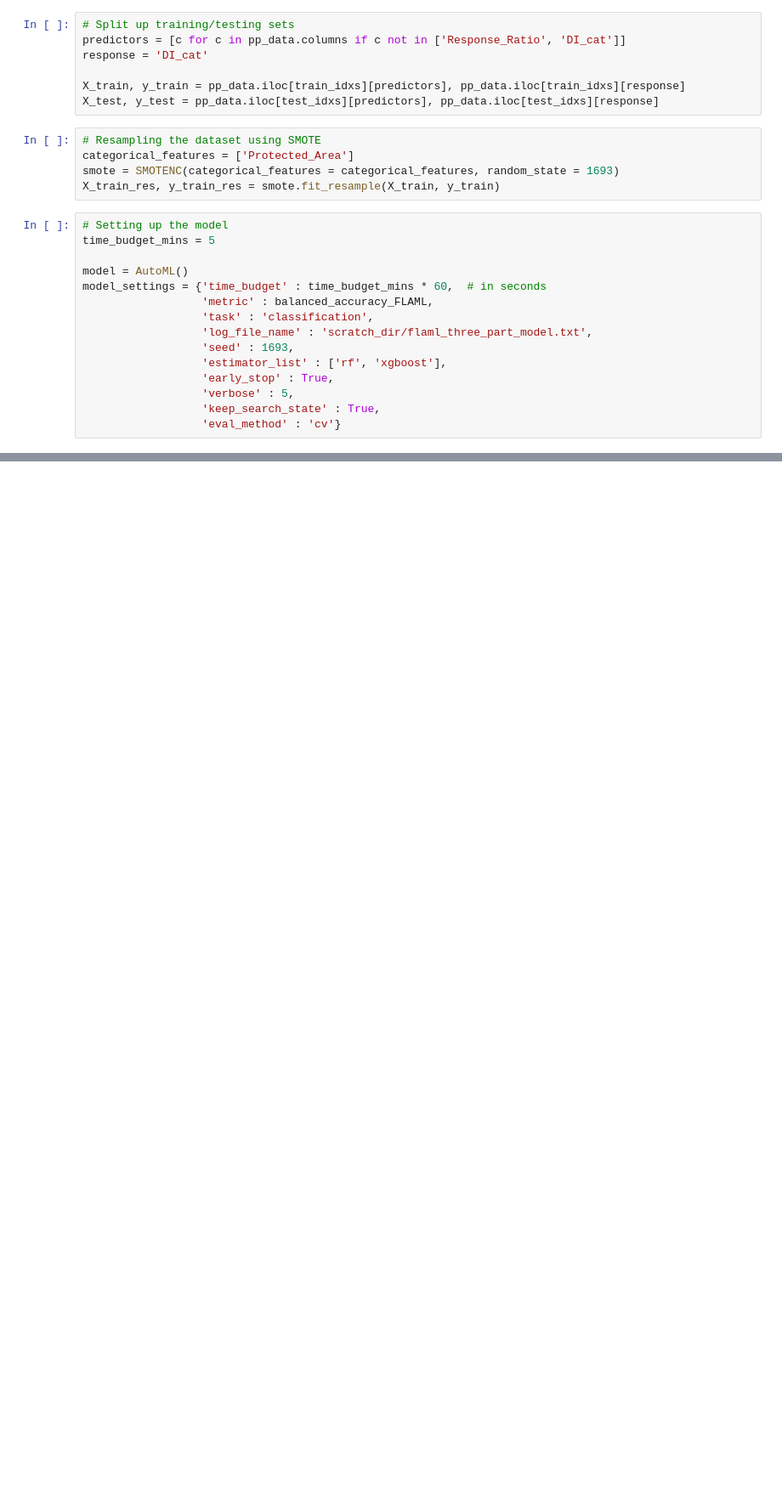
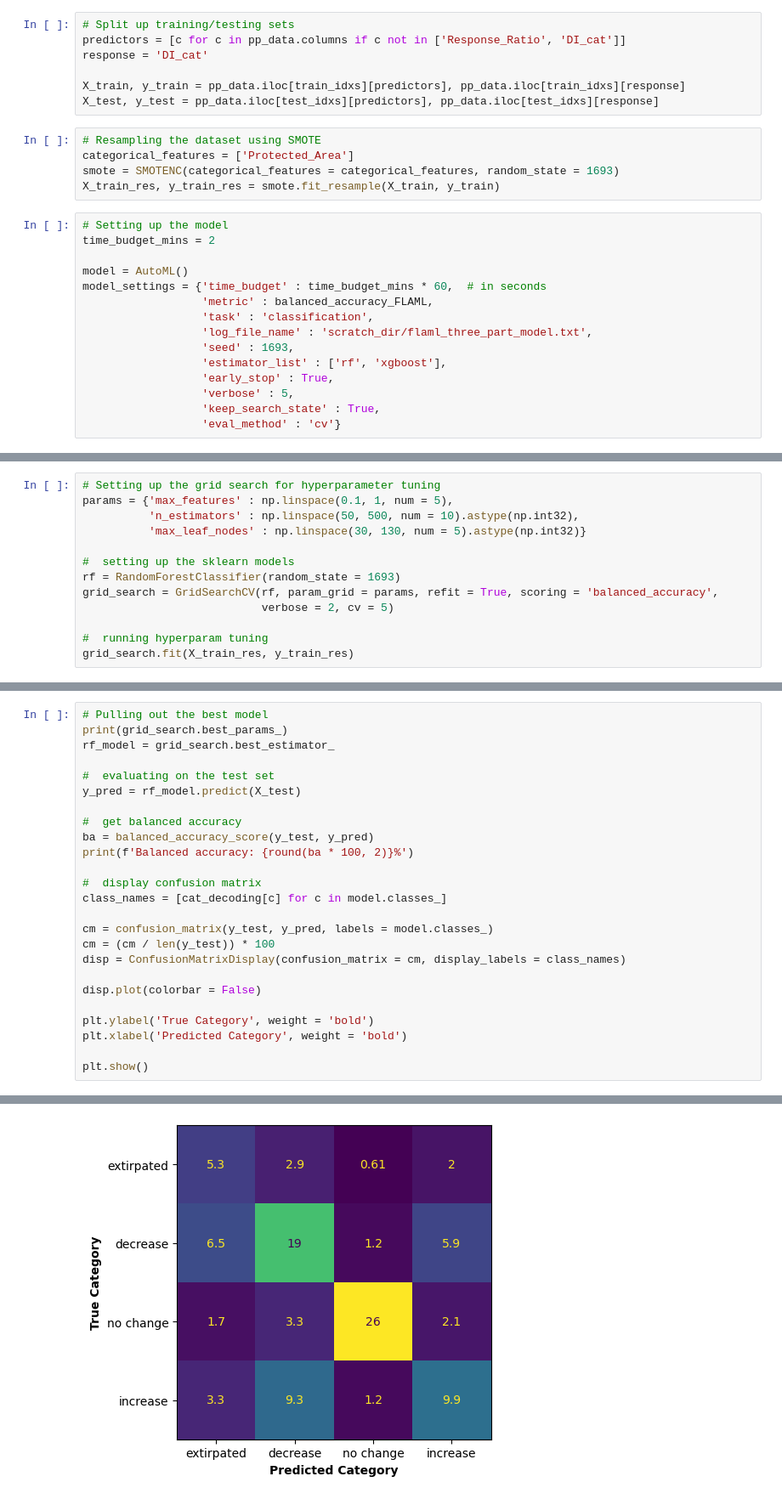
Before and after one commit to emiliolr/life-hunting, a Jupyter notebook: notebooks/revisiting_three_part_model.ipynb, the cells around one changed output, grey strips where cells are left out. Shown at 85% size. Cells and saved outputs as stored; diff of their text form; blank space fills up the shorter version.

Commit message:
Worked all the way through the three part model, sticthing together the classifier with the two regressors

```diff
--- a/notebooks/revisiting_three_part_model.ipynb
+++ b/notebooks/revisiting_three_part_model.ipynb
@@ -83,7 +95,7 @@ smote = SMOTENC(categorical_features = categorical_features, random_state = 1693
 X_train_res, y_train_res = smote.fit_resample(X_train, y_train)
 # %%
 # Setting up the model
-time_budget_mins = 5
+time_budget_mins = 2
 
 model = AutoML()
 model_settings = {'time_budget' : time_budget_mins * 60,  # in seconds
@@ -196,0 +211,13 @@ Random guessing achieves BA of 49.94% over 1000 runs for class "increase"
+# %%
+# Setting up the grid search for hyperparameter tuning
+params = {'max_features' : np.linspace(0.1, 1, num = 5),
+          'n_estimators' : np.linspace(50, 500, num = 10).astype(np.int32),
+          'max_leaf_nodes' : np.linspace(30, 130, num = 5).astype(np.int32)}
+
+#  setting up the sklearn models
+rf = RandomForestClassifier(random_state = 1693)
+grid_search = GridSearchCV(rf, param_grid = params, refit = True, scoring = 'balanced_accuracy',
+                           verbose = 2, cv = 5)
+
+#  running hyperparam tuning
+grid_search.fit(X_train_res, y_train_res)
@@ -196,0 +247,26 @@ Random guessing achieves BA of 49.94% over 1000 runs for class "increase"
+# %%
+# Pulling out the best model
+print(grid_search.best_params_)
+rf_model = grid_search.best_estimator_
+
+#  evaluating on the test set
+y_pred = rf_model.predict(X_test)
+
+#  get balanced accuracy
+ba = balanced_accuracy_score(y_test, y_pred)
+print(f'Balanced accuracy: {round(ba * 100, 2)}%')
+
+#  display confusion matrix
+class_names = [cat_decoding[c] for c in model.classes_]
+
+cm = confusion_matrix(y_test, y_pred, labels = model.classes_)
+cm = (cm / len(y_test)) * 100
+disp = ConfusionMatrixDisplay(confusion_matrix = cm, display_labels = class_names)
+
+disp.plot(colorbar = False)
+
+plt.ylabel('True Category', weight = 'bold')
+plt.xlabel('Predicted Category', weight = 'bold')
+
+plt.show()
+# %% [output]
@@ -196,0 +275 @@ Random guessing achieves BA of 49.94% over 1000 runs for class "increase"
+[figure, added]
```
Also changed, not shown: parts of 35 cells of this notebook, 1 other file.
